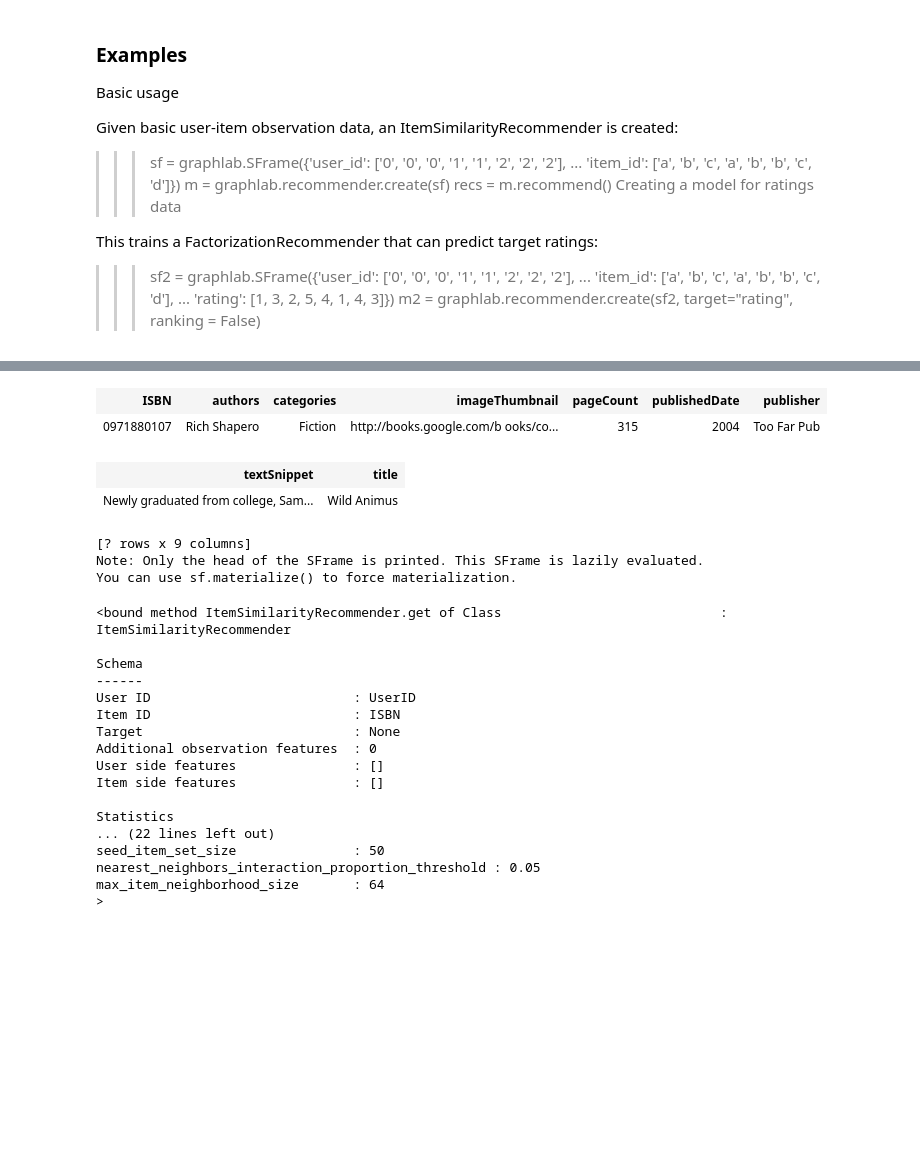
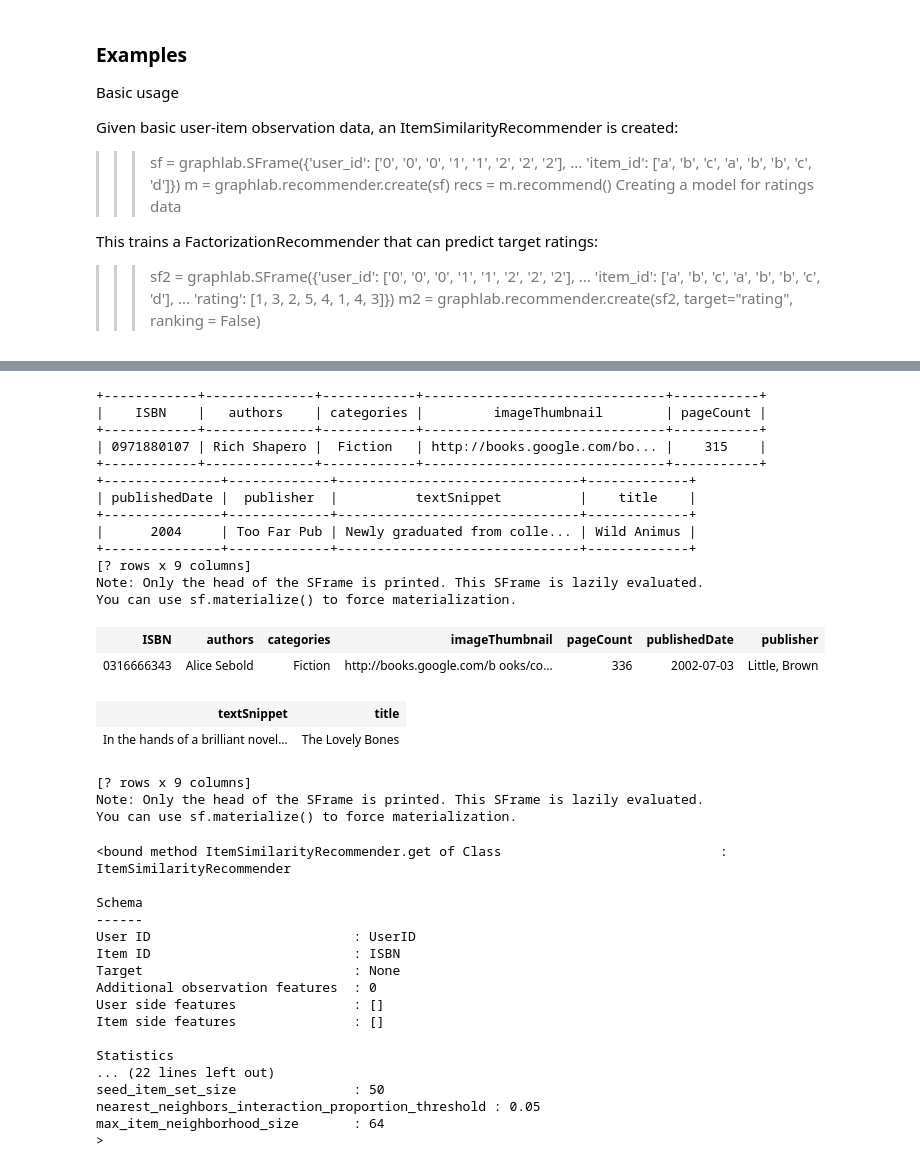
Before and after one commit to nycdatasci/bootcamp007_project, a Jupyter notebook: Project5-Capstone/shopaholics/collabFiltPython/recoGraphLabDemo.ipynb, the cells around one changed output, grey strips where cells are left out. Cells and saved outputs as stored; diff of their text form; code cells hidden in the pictures; blank space fills up the shorter version.

```diff
--- a/Project5-Capstone/shopaholics/collabFiltPython/recoGraphLabDemo.ipynb
+++ b/Project5-Capstone/shopaholics/collabFiltPython/recoGraphLabDemo.ipynb
@@ -247,16 +241,30 @@ You can use print_rows(num_rows=m, num_columns=n) to print more rows and columns
 # %%
 def ISBNlookup(i):
     return items[items['ISBN']==i]
-# %%
-ISBNlookup('0971880107')
-# %% [output]
-| ISBN | authors | categories | imageThumbnail | pageCount | publishedDate | publisher |
-| 0971880107 | Rich Shapero | Fiction | http://books.google.com/b ooks/co... | 315 | 2004 | Too Far Pub |
-| textSnippet | title |
-| Newly graduated from college, Sam... | Wild Animus |
-[? rows x 9 columns]
-Note: Only the head of the SFrame is printed. This SFrame is lazily evaluated.
-You can use sf.materialize() to force materialization.
+# %%
+print ISBNlookup('0971880107')
+ISBNlookup('0316666343')
+# %% [output]
++------------+--------------+------------+-------------------------------+-----------+
+|    ISBN    |   authors    | categories |         imageThumbnail        | pageCount |
++------------+--------------+------------+-------------------------------+-----------+
+| 0971880107 | Rich Shapero |  Fiction   | http://books.google.com/bo... |    315    |
++------------+--------------+------------+-------------------------------+-----------+
++---------------+-------------+-------------------------------+-------------+
+| publishedDate |  publisher  |          textSnippet          |    title    |
++---------------+-------------+-------------------------------+-------------+
+|      2004     | Too Far Pub | Newly graduated from colle... | Wild Animus |
++---------------+-------------+-------------------------------+-------------+
+[? rows x 9 columns]
+Note: Only the head of the SFrame is printed. This SFrame is lazily evaluated.
+You can use sf.materialize() to force materialization.
+| ISBN | authors | categories | imageThumbnail | pageCount | publishedDate | publisher |
+| 0316666343 | Alice Sebold | Fiction | http://books.google.com/b ooks/co... | 336 | 2002-07-03 | Little, Brown |
+| textSnippet | title |
+| In the hands of a brilliant novel... | The Lovely Bones |
+[? rows x 9 columns]
+Note: Only the head of the SFrame is printed. This SFrame is lazily evaluated.
+You can use sf.materialize() to force materialization.
 # %%
 model.save('my_model')
 # %%
```
Also changed, not shown: parts of 14 cells of this notebook, 30 other files.
